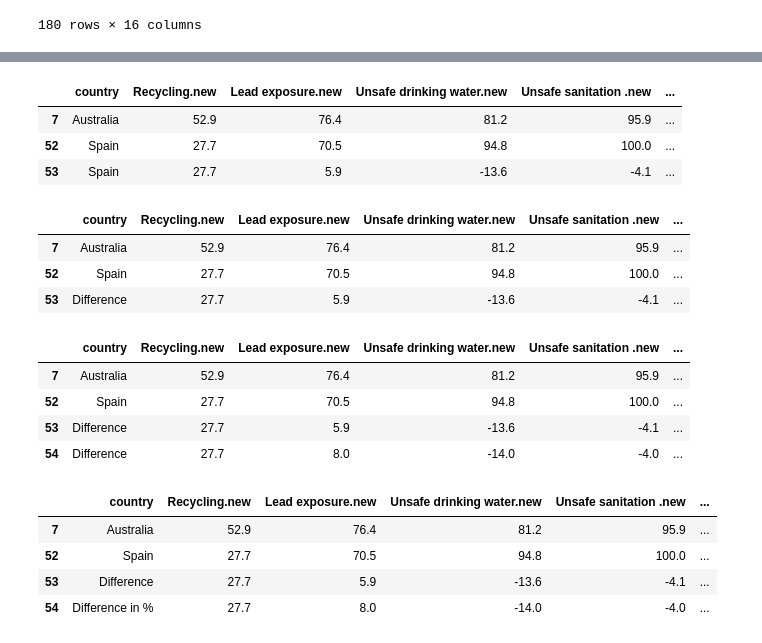
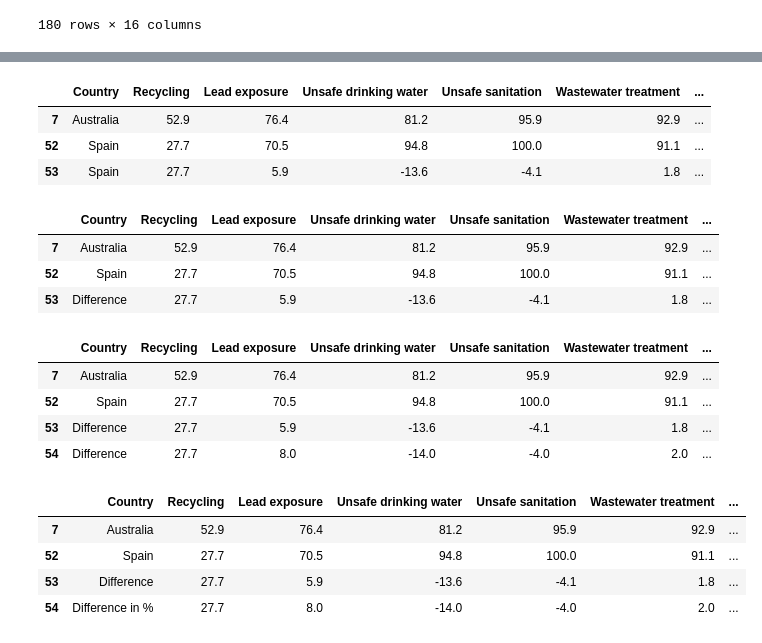
Before and after one commit to Futurartina/Powering_Recycling_in_Spain, a Jupyter notebook: Notebooks/EPI.ipynb, the cells around one changed output, grey strips where cells are left out. Drawn from its saved outputs; the diff is of its cells as text; code cells hidden in the pictures.

```diff
--- a/Notebooks/EPI.ipynb
+++ b/Notebooks/EPI.ipynb
@@ -290,5 +290,7 @@ EPI_correlated
 EPI_correlated = EPI_correlated.copy()
 columns_to_drop = ['Waste Management.new', 'Environmental Health.new', 'Sanitation & Drinking Water.new', 'Heavy Metals.new', 'Air Quality.new', 'Water Resources.new']
 EPI_correlated.drop(columns=columns_to_drop, inplace=True)
+EPI_correlated.rename(columns={'country': 'Country'}, inplace=True)
+EPI_correlated.columns = EPI_correlated.columns.str.replace('.new', '')
 EPI_correlated
 # %% [output]
@@ -308,6 +310,6 @@ EPI_correlated
 # %%
 EPI_correlated.to_csv(r"..\CSV\EPI.csv", index=False)
 # %%
-selected_rows = EPI_correlated.loc[EPI_correlated['country'].isin(['Spain', 'Australia'])].copy()
+selected_rows = EPI_correlated.loc[EPI_correlated['Country'].isin(['Spain', 'Australia'])].copy()
 selected_rows
 # %% [output]
@@ -321,18 +323,18 @@ selected_rows.loc[selected_rows.index[-1] + 1] = selected_rows.iloc[-1].copy()
 selected_rows.loc[selected_rows.index[-1], numeric_cols] = new_row.values
 selected_rows
 # %% [output]
-|  | country | Recycling.new | Lead exposure.new | Unsafe drinking water.new | Unsafe sanitation .new | ... |
-| 7 | Australia | 52.9 | 76.4 | 81.2 | 95.9 | ... |
-| 52 | Spain | 27.7 | 70.5 | 94.8 | 100.0 | ... |
-| 53 | Spain | 27.7 | 5.9 | -13.6 | -4.1 | ... |
+|  | Country | Recycling | Lead exposure | Unsafe drinking water | Unsafe sanitation | Wastewater treatment | ... |
+| 7 | Australia | 52.9 | 76.4 | 81.2 | 95.9 | 92.9 | ... |
+| 52 | Spain | 27.7 | 70.5 | 94.8 | 100.0 | 91.1 | ... |
+| 53 | Spain | 27.7 | 5.9 | -13.6 | -4.1 | 1.8 | ... |
 # %%
-selected_rows.loc[53, 'country'] = 'Difference'
+selected_rows.loc[53, 'Country'] = 'Difference'
 selected_rows
 # %% [output]
-|  | country | Recycling.new | Lead exposure.new | Unsafe drinking water.new | Unsafe sanitation .new | ... |
-| 7 | Australia | 52.9 | 76.4 | 81.2 | 95.9 | ... |
-| 52 | Spain | 27.7 | 70.5 | 94.8 | 100.0 | ... |
-| 53 | Difference | 27.7 | 5.9 | -13.6 | -4.1 | ... |
+|  | Country | Recycling | Lead exposure | Unsafe drinking water | Unsafe sanitation | Wastewater treatment | ... |
+| 7 | Australia | 52.9 | 76.4 | 81.2 | 95.9 | 92.9 | ... |
+| 52 | Spain | 27.7 | 70.5 | 94.8 | 100.0 | 91.1 | ... |
+| 53 | Difference | 27.7 | 5.9 | -13.6 | -4.1 | 1.8 | ... |
 # %%
 numeric_cols = selected_rows.columns[2:]
 new_row = (selected_rows[numeric_cols].iloc[2] / selected_rows[numeric_cols].iloc[1]).round(2)*100
@@ -340,17 +342,17 @@ selected_rows.loc[selected_rows.index[-1] + 1] = selected_rows.iloc[-1].copy()
 selected_rows.loc[selected_rows.index[-1], numeric_cols] = new_row.values
 selected_rows
 # %% [output]
-|  | country | Recycling.new | Lead exposure.new | Unsafe drinking water.new | Unsafe sanitation .new | ... |
-| 7 | Australia | 52.9 | 76.4 | 81.2 | 95.9 | ... |
-| 52 | Spain | 27.7 | 70.5 | 94.8 | 100.0 | ... |
-| 53 | Difference | 27.7 | 5.9 | -13.6 | -4.1 | ... |
-| 54 | Difference | 27.7 | 8.0 | -14.0 | -4.0 | ... |
+|  | Country | Recycling | Lead exposure | Unsafe drinking water | Unsafe sanitation | Wastewater treatment | ... |
+| 7 | Australia | 52.9 | 76.4 | 81.2 | 95.9 | 92.9 | ... |
+| 52 | Spain | 27.7 | 70.5 | 94.8 | 100.0 | 91.1 | ... |
+| 53 | Difference | 27.7 | 5.9 | -13.6 | -4.1 | 1.8 | ... |
+| 54 | Difference | 27.7 | 8.0 | -14.0 | -4.0 | 2.0 | ... |
 # %%
-selected_rows.loc[54, 'country'] = 'Difference in %'
+selected_rows.loc[54, 'Country'] = 'Difference in %'
 selected_rows
 # %% [output]
-|  | country | Recycling.new | Lead exposure.new | Unsafe drinking water.new | Unsafe sanitation .new | ... |
-| 7 | Australia | 52.9 | 76.4 | 81.2 | 95.9 | ... |
-| 52 | Spain | 27.7 | 70.5 | 94.8 | 100.0 | ... |
-| 53 | Difference | 27.7 | 5.9 | -13.6 | -4.1 | ... |
-| 54 | Difference in % | 27.7 | 8.0 | -14.0 | -4.0 | ... |
+|  | Country | Recycling | Lead exposure | Unsafe drinking water | Unsafe sanitation | Wastewater treatment | ... |
+| 7 | Australia | 52.9 | 76.4 | 81.2 | 95.9 | 92.9 | ... |
+| 52 | Spain | 27.7 | 70.5 | 94.8 | 100.0 | 91.1 | ... |
+| 53 | Difference | 27.7 | 5.9 | -13.6 | -4.1 | 1.8 | ... |
+| 54 | Difference in % | 27.7 | 8.0 | -14.0 | -4.0 | 2.0 | ... |
```
Also changed, not shown: parts of 2 cells of this notebook, 7 other files.
